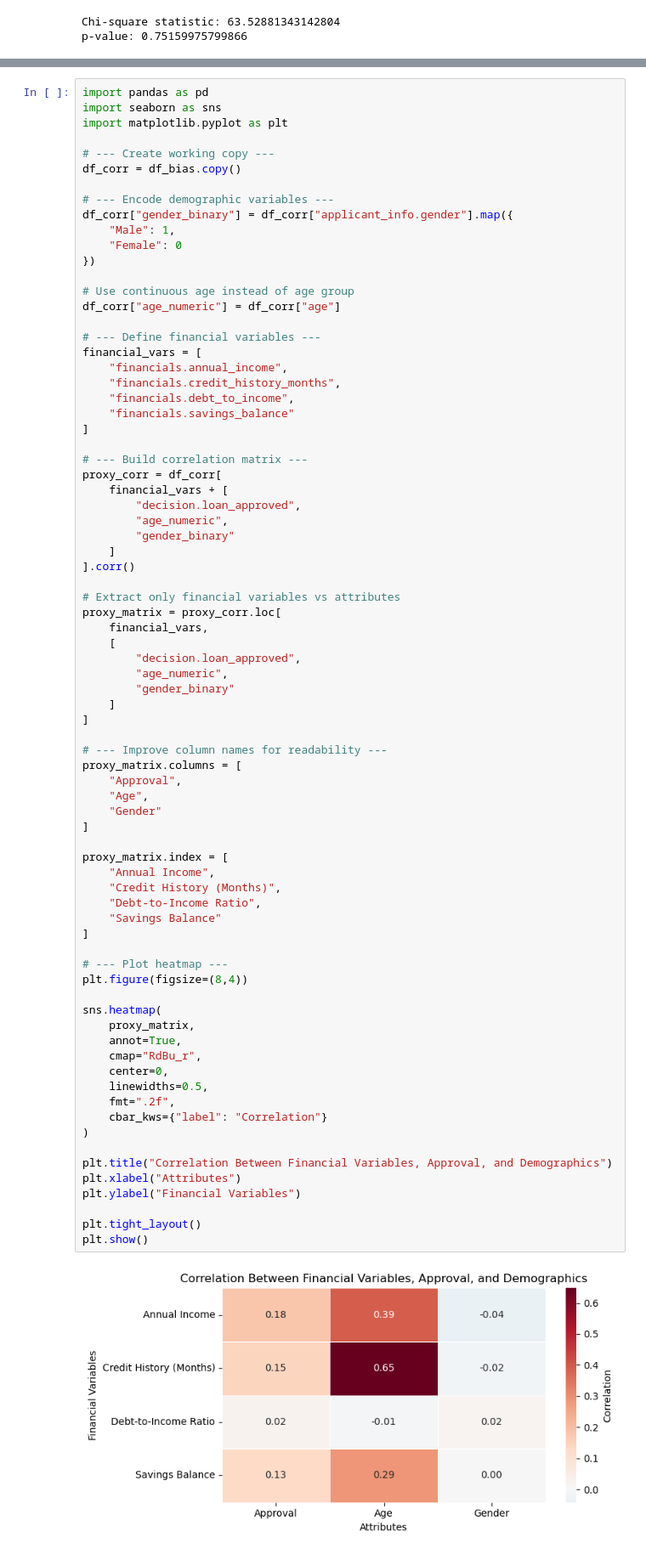
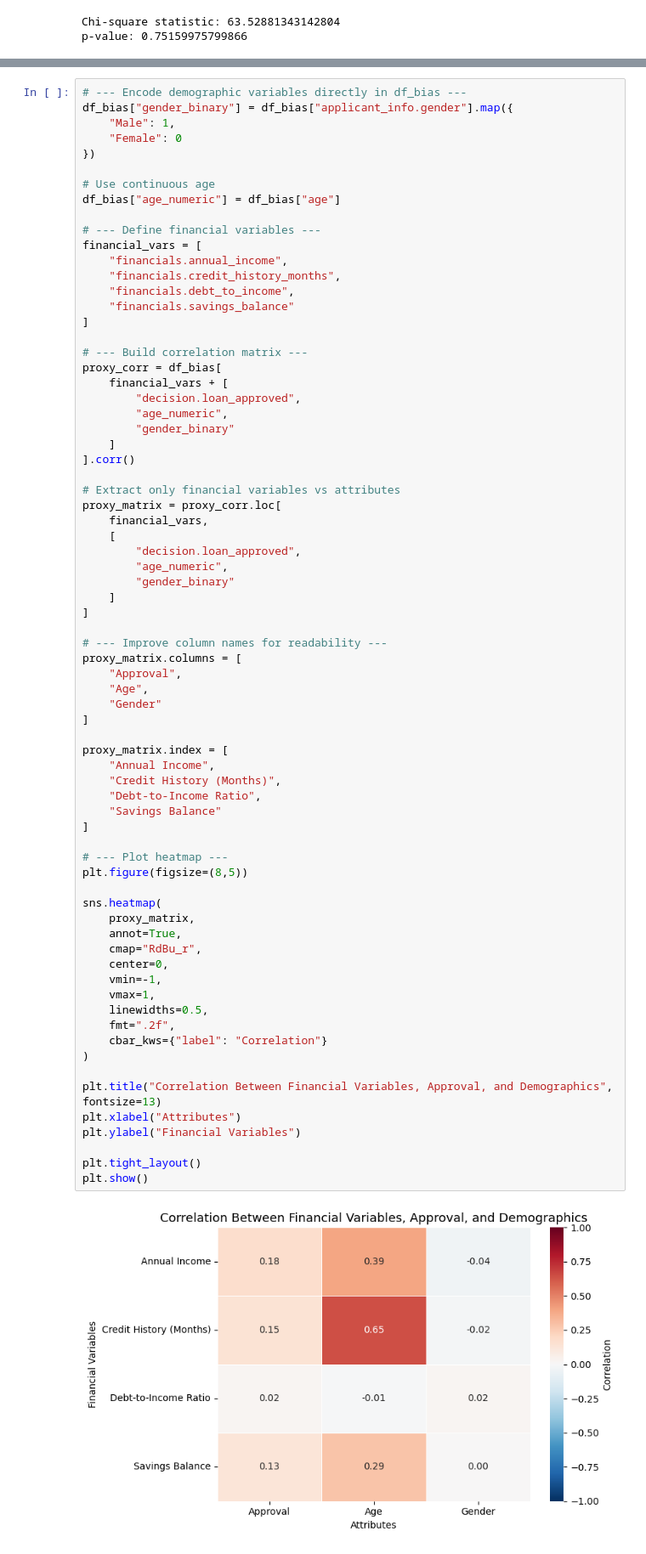
Before and after one commit to Luciamusizzano/dego-project-team1, a Jupyter notebook: notebooks/02-bias-analysis.ipynb, the cells around one changed output, grey strips where cells are left out. Shown at 85% size. Cells and saved outputs as stored; diff of their text form.

```diff
--- a/notebooks/02-bias-analysis.ipynb
+++ b/notebooks/02-bias-analysis.ipynb
@@ -613,19 +707,12 @@ financial attributes and demographic variables (age and gender).
 # %%
-import pandas as pd
-import seaborn as sns
-import matplotlib.pyplot as plt
-
-# --- Create working copy ---
-df_corr = df_bias.copy()
-
-# --- Encode demographic variables ---
-df_corr["gender_binary"] = df_corr["applicant_info.gender"].map({
+# --- Encode demographic variables directly in df_bias ---
+df_bias["gender_binary"] = df_bias["applicant_info.gender"].map({
     "Male": 1,
     "Female": 0
 })
 
-# Use continuous age instead of age group
-df_corr["age_numeric"] = df_corr["age"]
+# Use continuous age
+df_bias["age_numeric"] = df_bias["age"]
 
 # --- Define financial variables ---
 financial_vars = [
@@ -636,7 +723,7 @@ financial_vars = [
 ]
 
 # --- Build correlation matrix ---
-proxy_corr = df_corr[
+proxy_corr = df_bias[
     financial_vars + [
         "decision.loan_approved",
         "age_numeric",
@@ -659,34 +746,36 @@ proxy_matrix.columns = [
     "Approval",
     "Age",
     "Gender"
 ]
 
 proxy_matrix.index = [
     "Annual Income",
     "Credit History (Months)",
     "Debt-to-Income Ratio",
     "Savings Balance"
 ]
 
 # --- Plot heatmap ---
-plt.figure(figsize=(8,4))
+plt.figure(figsize=(8,5))
 
 sns.heatmap(
     proxy_matrix,
     annot=True,
     cmap="RdBu_r",
     center=0,
+    vmin=-1,
+    vmax=1,
     linewidths=0.5,
     fmt=".2f",
     cbar_kws={"label": "Correlation"}
 )
 
-plt.title("Correlation Between Financial Variables, Approval, and Demographics")
+plt.title("Correlation Between Financial Variables, Approval, and Demographics", fontsize=13)
 plt.xlabel("Attributes")
 plt.ylabel("Financial Variables")
 
 plt.tight_layout()
 plt.show()
 # %% [output]
-[figure, old version]
+[figure, new version]
 # %% [markdown]
```
Also changed, not shown: parts of 65 cells of this notebook.
